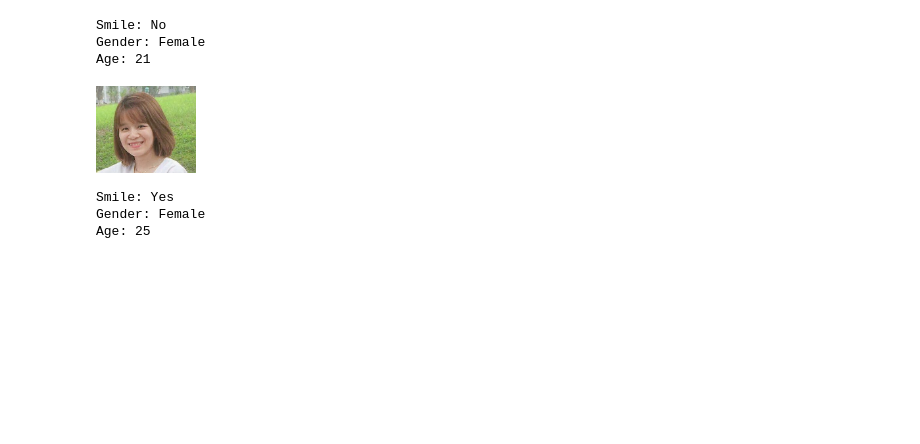
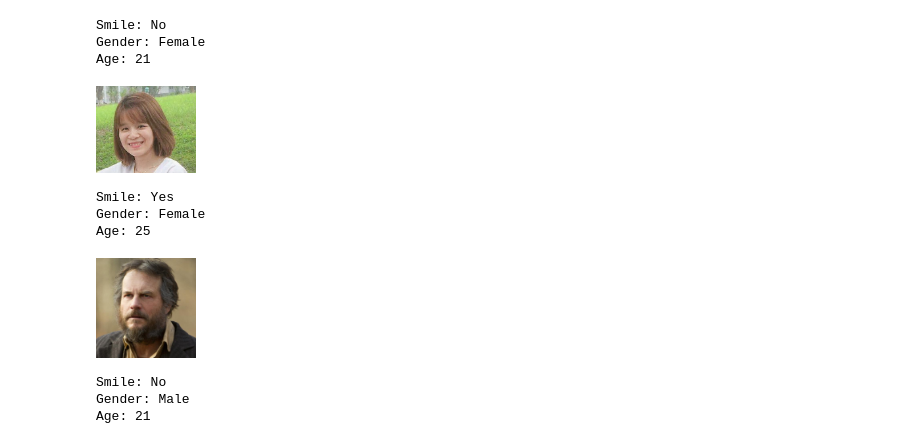
Before and after one commit to truongnmt/multi-task-learning, a Jupyter notebook: test-101age.ipynb, the cells around one changed output. Saved outputs shown, nothing was run; the diff lists cells and outputs as text; code cells hidden in the pictures; blank space fills up the shorter version.

```diff
--- a/test-101age.ipynb
+++ b/test-101age.ipynb
@@ -485,3 +427,11 @@ predict(PATH)
 Smile: Yes
 Gender: Female
 Age: 25
+# %%
+PATH = '/Users/truongnm/coding/cnn/datasets/imdb_crop/00/nm0000200_rm3770332416_1955-5-17_2012.jpg'
+predict(PATH)
+# %% [output]
+[figure, added]
+Smile: No
+Gender: Male
+Age: 21
```
Also changed, not shown: parts of 4 cells of this notebook, 2 other files.
